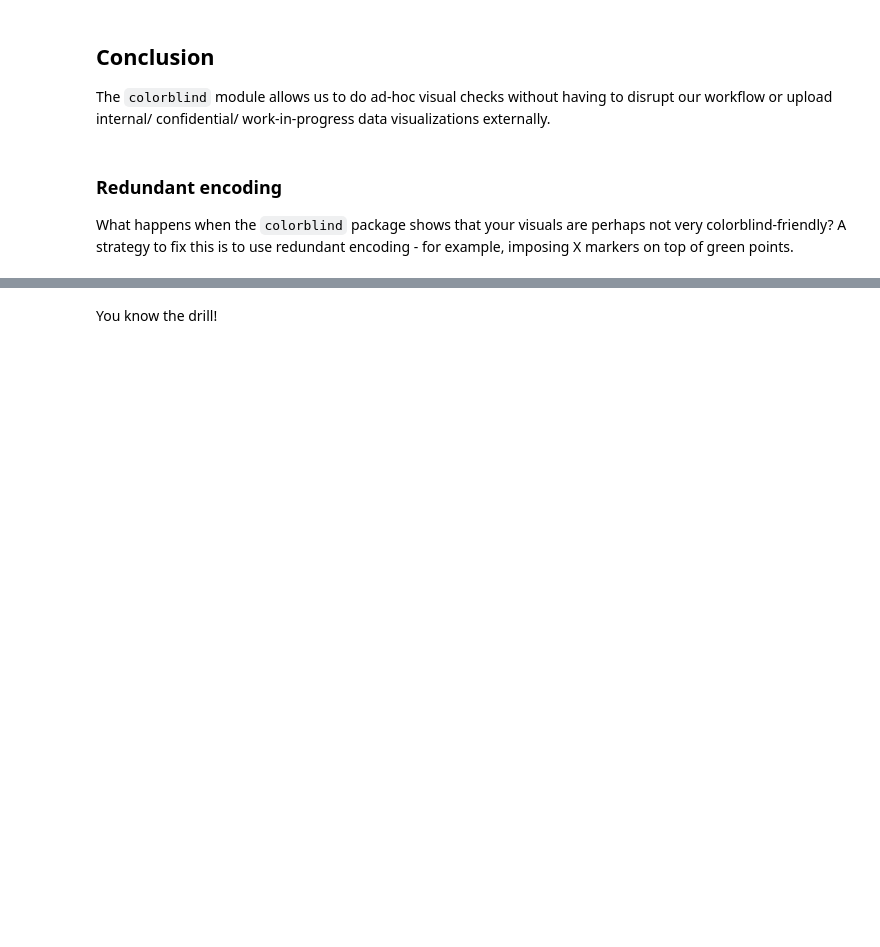
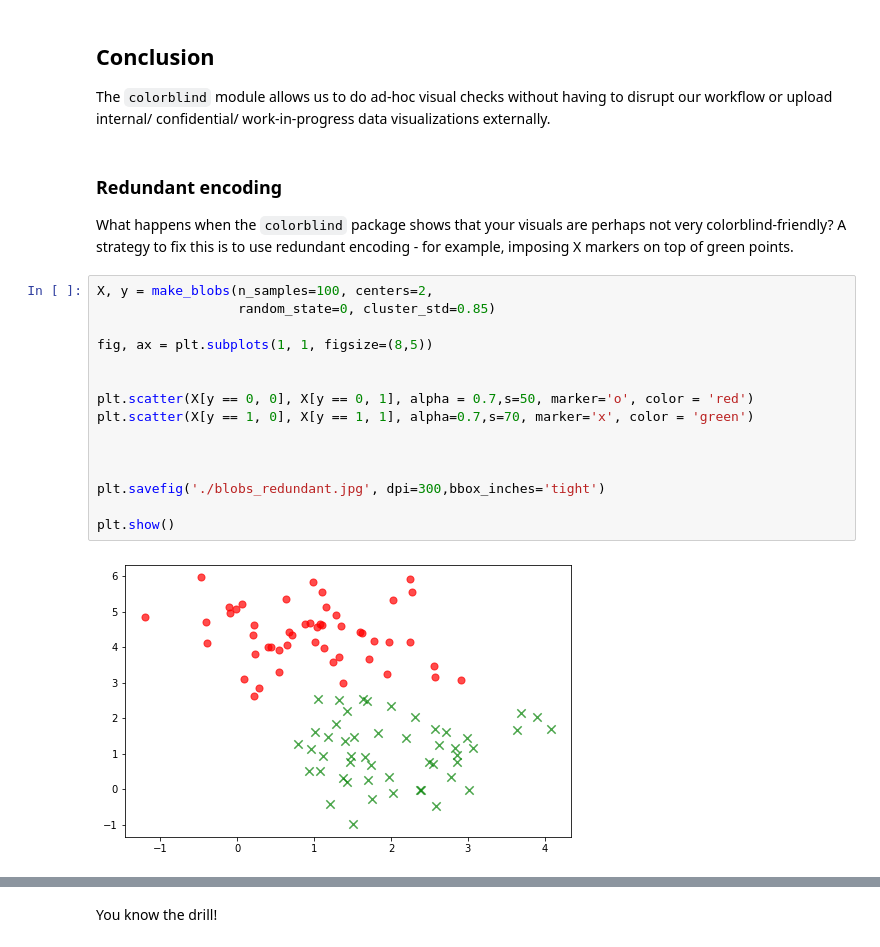
Before and after one commit to chav-ngvyen/colorblind, a Jupyter notebook: Colorblind_tutorial.ipynb, the cells around one changed output, grey strips where cells are left out. Cells and saved outputs as stored; diff of their text form; blank space fills up the shorter version.

```diff
--- a/Colorblind_tutorial.ipynb
+++ b/Colorblind_tutorial.ipynb
@@ -320,3 +319,20 @@ The `colorblind` module allows us to do ad-hoc visual checks without having to d
 ### Redundant encoding <a type='anchor' name='redundant'>
 
 What happens when the `colorblind` package shows that your visuals are perhaps not very colorblind-friendly? A strategy to fix this is to use redundant encoding - for example, imposing X markers on top of green points.
+# %%
+X, y = make_blobs(n_samples=100, centers=2,
+                  random_state=0, cluster_std=0.85)
+
+fig, ax = plt.subplots(1, 1, figsize=(8,5))
+
+
+plt.scatter(X[y == 0, 0], X[y == 0, 1], alpha = 0.7,s=50, marker='o', color = 'red')
+plt.scatter(X[y == 1, 0], X[y == 1, 1], alpha=0.7,s=70, marker='x', color = 'green')
+
+
+
+plt.savefig('./blobs_redundant.jpg', dpi=300,bbox_inches='tight')
+
+plt.show()
+# %% [output]
+[figure, added]
```
Also changed, not shown: parts of 7 cells of this notebook, 2 other files.
